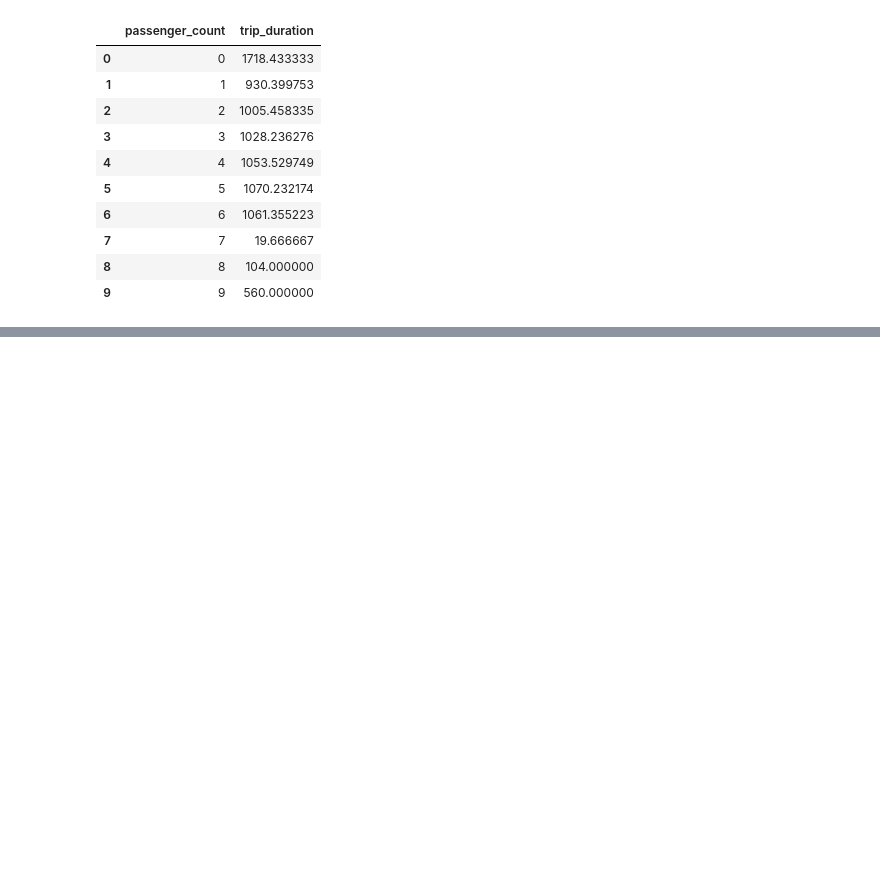
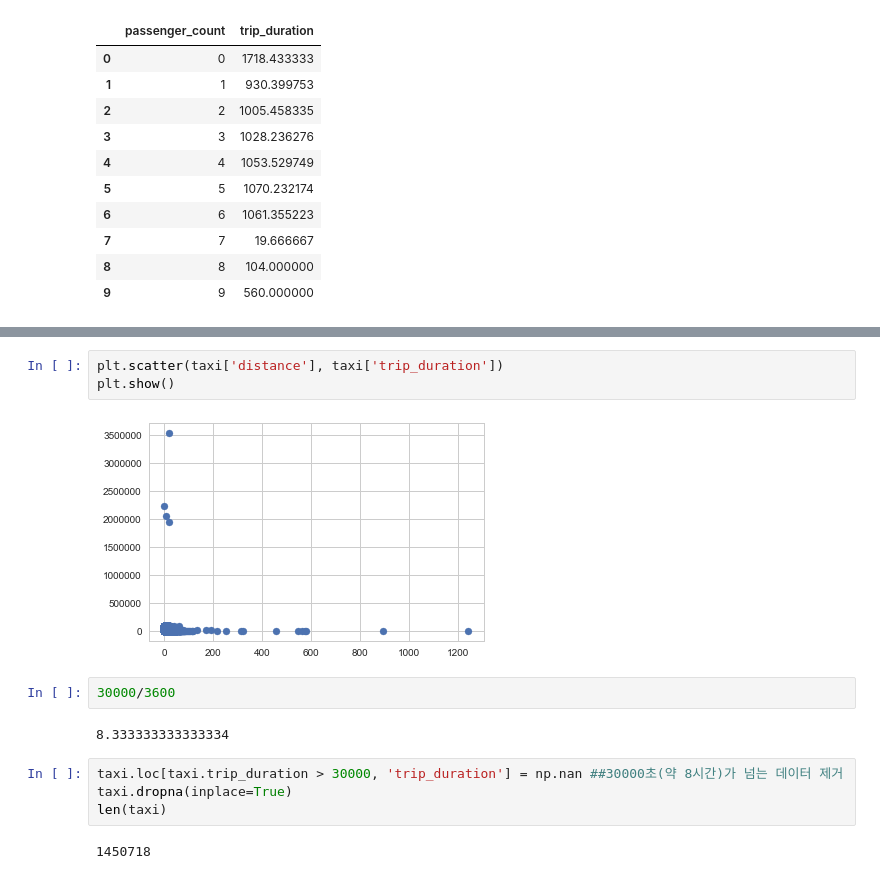
Before and after one commit to fairyofstats/taxi, a Jupyter notebook: kaggle_taxi_jisu.ipynb, the cells around one changed output, grey strips where cells are left out. Cells and saved outputs as stored; diff of their text form; blank space fills up the shorter version.

```diff
--- a/kaggle_taxi_jisu.ipynb
+++ b/kaggle_taxi_jisu.ipynb
@@ -175,0 +244,15 @@ taxi_passenger.groupby('passenger_count').agg('mean').reset_index()
+# %%
+plt.scatter(taxi['distance'], taxi['trip_duration'])
+plt.show()
+# %% [output]
+[figure, added]
+# %%
+30000/3600
+# %% [output]
+8.333333333333334
+# %%
+taxi.loc[taxi.trip_duration > 30000, 'trip_duration'] = np.nan ##30000초(약 8시간)가 넘는 데이터 제거
+taxi.dropna(inplace=True)
+len(taxi)
+# %% [output]
+1450718
```
Also changed, not shown: parts of 19 cells of this notebook.
